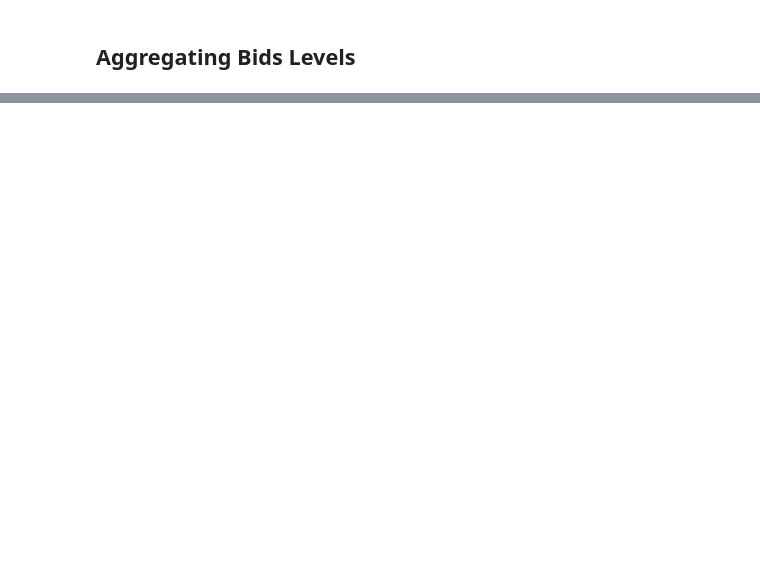
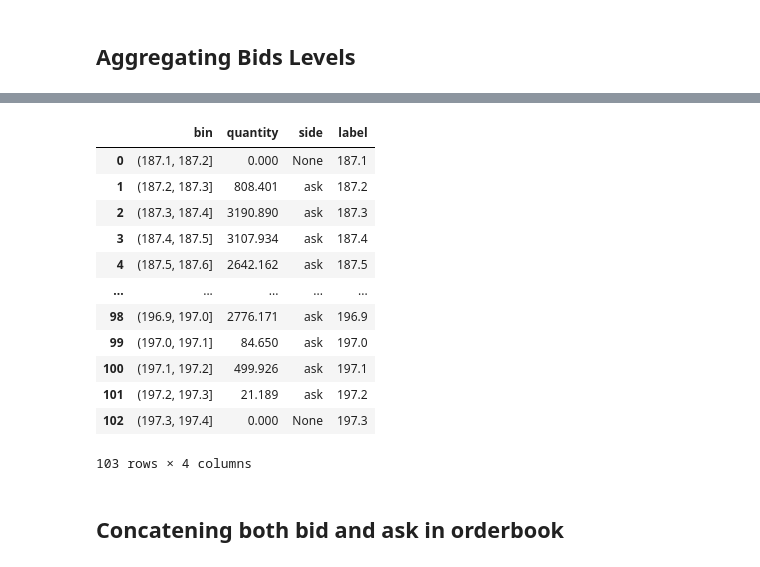
Before and after one commit to sakshammaggu/Algorithmic-Trading, a Jupyter notebook: 001-OrderBook/02-GetOrderBookThroughAPI/02-WithBinance/01-AggregatingOrderbookLevels/aggregatingOrderbookLevel.ipynb, the cells around one changed output, grey strips where cells are left out. Cells and saved outputs as stored; diff of their text form; code cells hidden in the pictures; blank space fills up the shorter version.

```diff
--- a/001-OrderBook/02-GetOrderBookThroughAPI/02-WithBinance/01-AggregatingOrderbookLevels/aggregatingOrderbookLevel.ipynb
+++ b/001-OrderBook/02-GetOrderBookThroughAPI/02-WithBinance/01-AggregatingOrderbookLevels/aggregatingOrderbookLevel.ipynb
@@ -118,0 +243,30 @@ bids_levels
+# %%
+# Group the asks by their price bins and aggregate the data
+# Similar to bids processing:
+# - Sum quantities for each price level
+# - Keep the 'side' information
+# - Reset index for regular column access
+asks_levels = asks_levels.groupby("bin").agg(
+    quantity = ("quantity", "sum"),
+    side = ("side", "first")
+).reset_index()
+
+# Extract the lower bound of each bin as the price level label
+asks_levels['label'] = asks_levels['bin'].apply(lambda x: x.left)
+asks_levels
+# %% [output]
+|  | bin | quantity | side | label |
+| 0 | (187.1, 187.2] | 0.000 | None | 187.1 |
+| 1 | (187.2, 187.3] | 808.401 | ask | 187.2 |
+| 2 | (187.3, 187.4] | 3190.890 | ask | 187.3 |
+| 3 | (187.4, 187.5] | 3107.934 | ask | 187.4 |
+| 4 | (187.5, 187.6] | 2642.162 | ask | 187.5 |
+| ... | ... | ... | ... | ... |
+| 98 | (196.9, 197.0] | 2776.171 | ask | 196.9 |
+| 99 | (197.0, 197.1] | 84.650 | ask | 197.0 |
+| 100 | (197.1, 197.2] | 499.926 | ask | 197.1 |
+| 101 | (197.2, 197.3] | 21.189 | ask | 197.2 |
+| 102 | (197.3, 197.4] | 0.000 | None | 197.3 |
+103 rows × 4 columns
+# %% [markdown]
+## Concatening both bid and ask in orderbook
```
Also changed, not shown: parts of 16 cells of this notebook.
